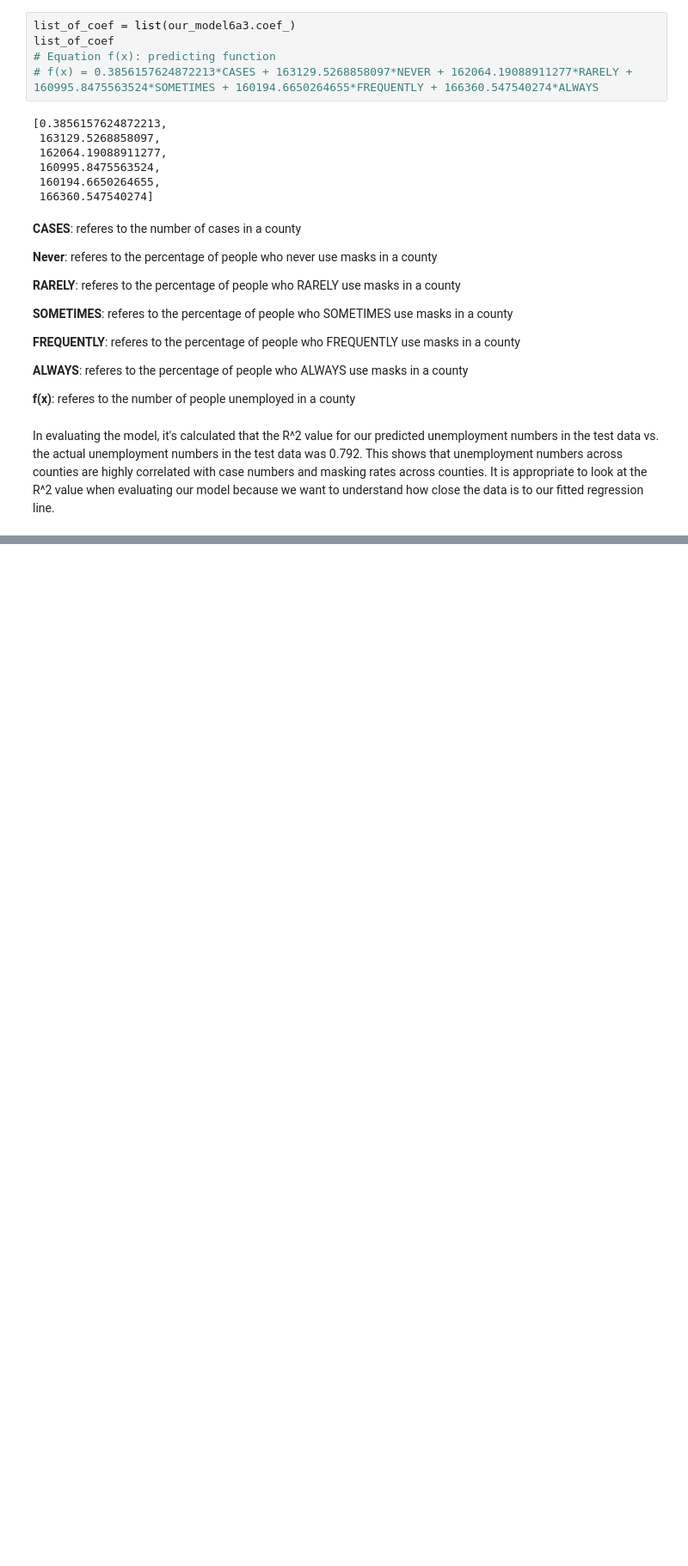
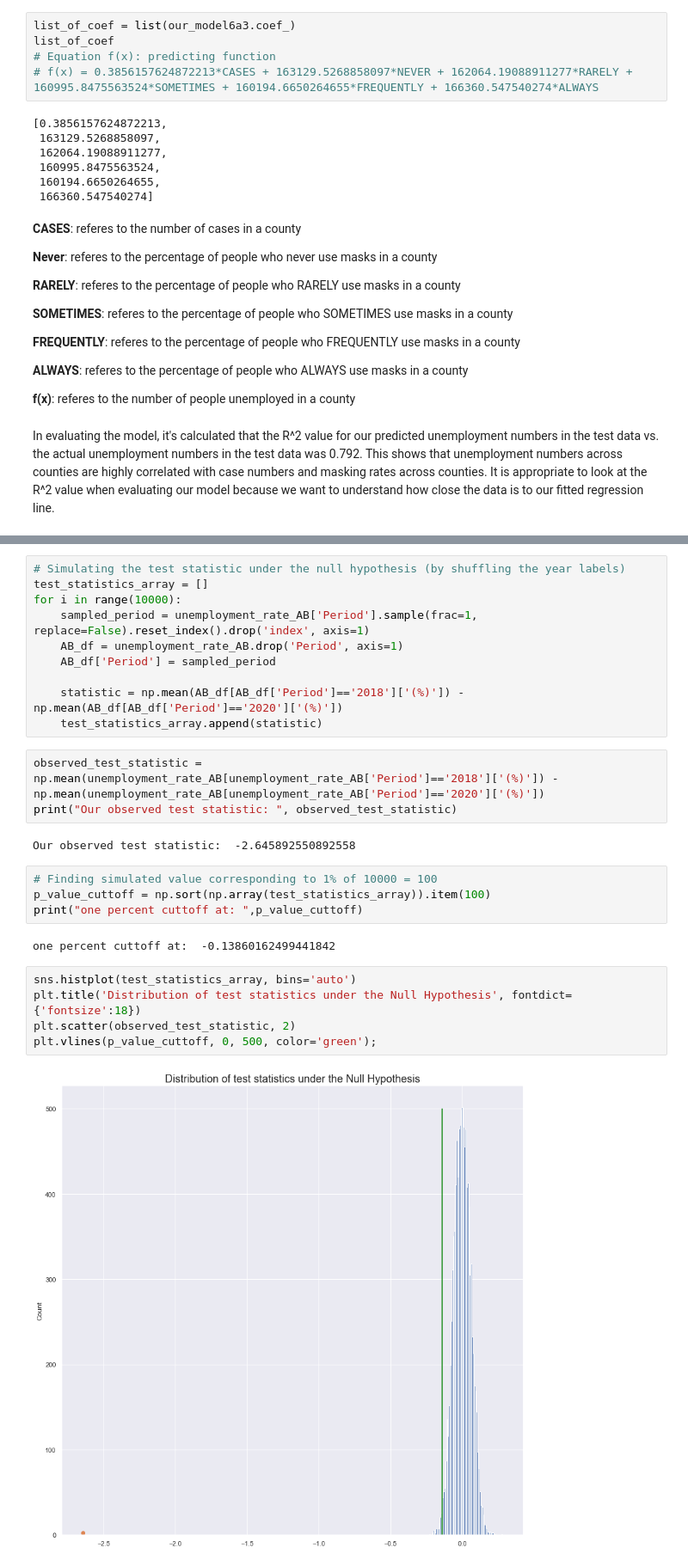
Before and after one commit to Otm639e/Unemployment_rates_covid, a Jupyter notebook: unemployment_rates.ipynb, the cells around one changed output, grey strips where cells are left out. Shown at 86% size. Saved outputs shown, nothing was run; the diff lists cells and outputs as text; blank space fills up the shorter version.

```diff
--- a/unemployment_rates.ipynb
+++ b/unemployment_rates.ipynb
@@ -485,0 +847,28 @@ In evaluating the model, it's calculated that the R^2 value for our predicted un
+# %%
+# Simulating the test statistic under the null hypothesis (by shuffling the year labels)
+test_statistics_array = []
+for i in range(10000):
+    sampled_period = unemployment_rate_AB['Period'].sample(frac=1, replace=False).reset_index().drop('index', axis=1)
+    AB_df = unemployment_rate_AB.drop('Period', axis=1)
+    AB_df['Period'] = sampled_period
+
+    statistic = np.mean(AB_df[AB_df['Period']=='2018']['(%)']) - np.mean(AB_df[AB_df['Period']=='2020']['(%)'])
+    test_statistics_array.append(statistic)
+# %%
+observed_test_statistic = np.mean(unemployment_rate_AB[unemployment_rate_AB['Period']=='2018']['(%)']) - np.mean(unemployment_rate_AB[unemployment_rate_AB['Period']=='2020']['(%)'])
+print("Our observed test statistic: ", observed_test_statistic)
+# %% [output]
+Our observed test statistic:  -2.645892550892558
+# %%
+# Finding simulated value corresponding to 1% of 10000 = 100
+p_value_cuttoff = np.sort(np.array(test_statistics_array)).item(100)
+print("one percent cuttoff at: ",p_value_cuttoff)
+# %% [output]
+one percent cuttoff at:  -0.13860162499441842
+# %%
+sns.histplot(test_statistics_array, bins='auto')
+plt.title('Distribution of test statistics under the Null Hypothesis', fontdict={'fontsize':18})
+plt.scatter(observed_test_statistic, 2)
+plt.vlines(p_value_cuttoff, 0, 500, color='green');
+# %% [output]
+[figure, added]
```
Also changed, not shown: parts of 36 cells of this notebook.
